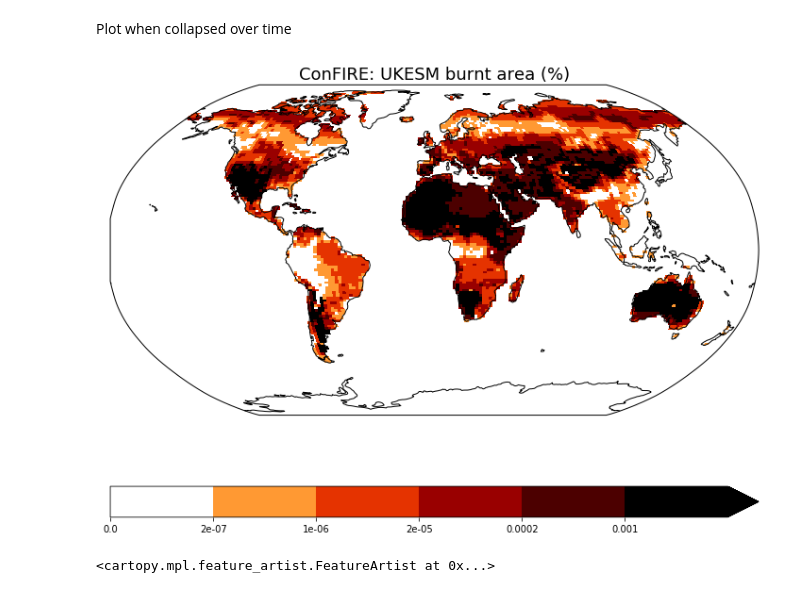
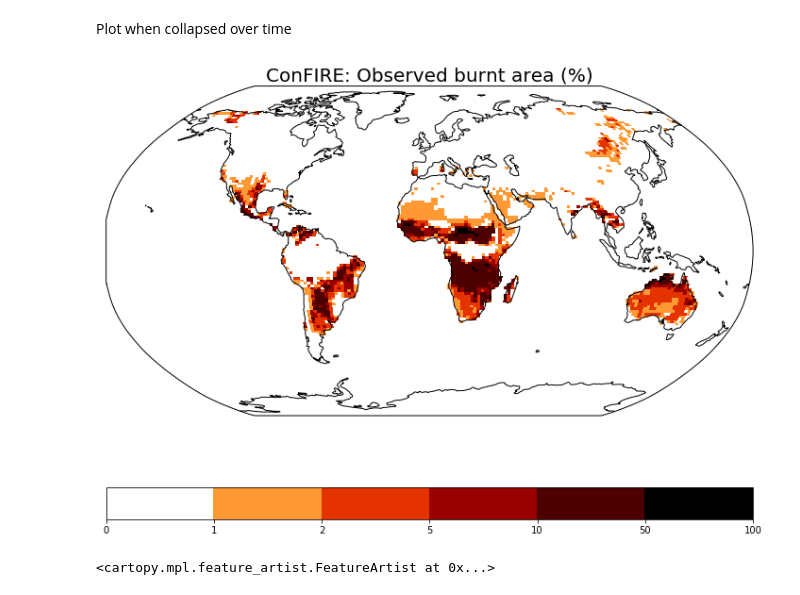
Before and after one commit to douglask3/UKESM-ConFire, a Jupyter notebook: notebooks/plot_burnt_area.ipynb, the cells around one changed output. Cells and saved outputs as stored; diff of their text form; code cells hidden in the pictures.

```diff
--- a/notebooks/plot_burnt_area.ipynb
+++ b/notebooks/plot_burnt_area.ipynb
@@ -36,7 +33,7 @@ Load in burnt area data from both observation and model
 # Modelled:
 
 dir = '../outputs/model_runs/'
-file = 'full_UKESM.nc'
+file = 'obs_full.nc'
 
 cubes = iris.load_cube(dir + file, 'burnt_area')
 
@@ -66,20 +63,20 @@ Plot when collapsed over time
 iris.coord_categorisation.add_year(fire, 'time', name='year')
 iris.coord_categorisation.add_year(fire_obs, 'time', name='year')
 # %%
-model_lon_lat = cubes.collapsed('time', iris.analysis.MEAN)
-model_lon_lat.long_name = 'ConFIRE: UKESM burnt area (%)'
+model_lon_lat = fire.collapsed('time', iris.analysis.MEAN)
+model_lon_lat.long_name = 'ConFIRE: Observed burnt area (%)'
 obs_lon_lat = fire_obs.collapsed('time', iris.analysis.MEAN)
 obs_lon_lat.long_name = 'Observed burnt area (%)'
 
 
 plt.figure(figsize = (10, 7.5))
 
-plot_lonely_cube(model_lon_lat, 1, 1, 1, cmap = 'gist_heat_r', levels = None)
-# plot_lonely_cube(obs_lon_lat, 1, 1, 1, cmap = 'gist_heat_r', levels = None)
-plt.title(model_lon_lat.long_name, fontsize=18)
-plt.savefig(dir_fig + 'UKESM_BA.png')
+plot_lonely_cube(model_lon_lat, 1, 1, 1, cmap = 'gist_heat_r', levels = [0, 1, 2, 5, 10, 50, 100])
+# plot_lonely_cube(obs_lon_lat, 1, 1, 1, cmap = 'gist_heat_r', levels = [0, 1, 2, 5, 10, 50, 100])
+plt.title(model_lon_lat.long_name, fontsize=20)
+plt.savefig(dir_fig + 'conFIRE_obs_BA.png')
 # %% [output]
-[figure, old version]
+[figure, new version]
 # %%
 # iplt.contourf(obs_lon_lat, cmap = 'gist_heat_r')
 # iris.quickplot.pcolormesh(obs_lon_lat, cmap = 'gist_heat_r', label = 'Averaged burnt area (%)')
```
Also changed, not shown: parts of 9 cells of this notebook, 8 other files.
